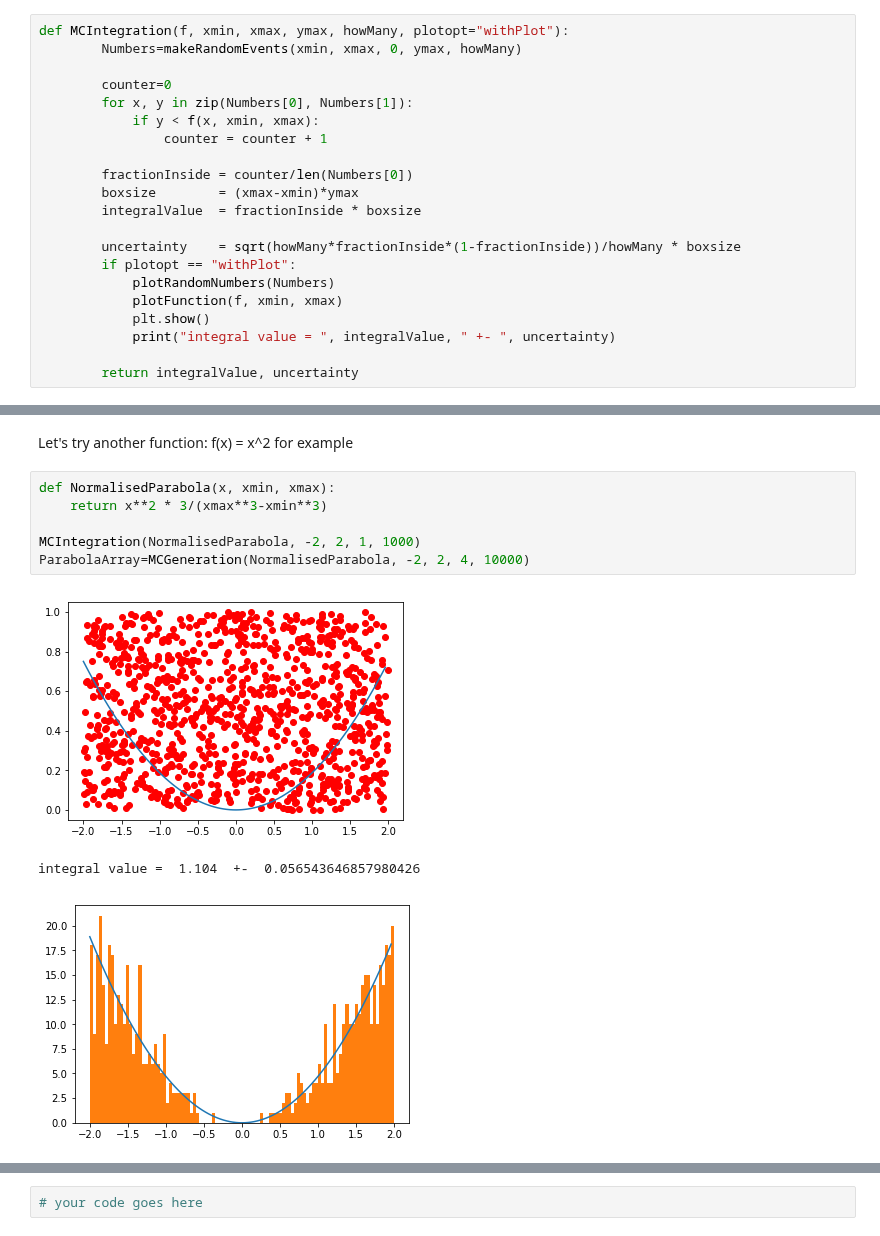
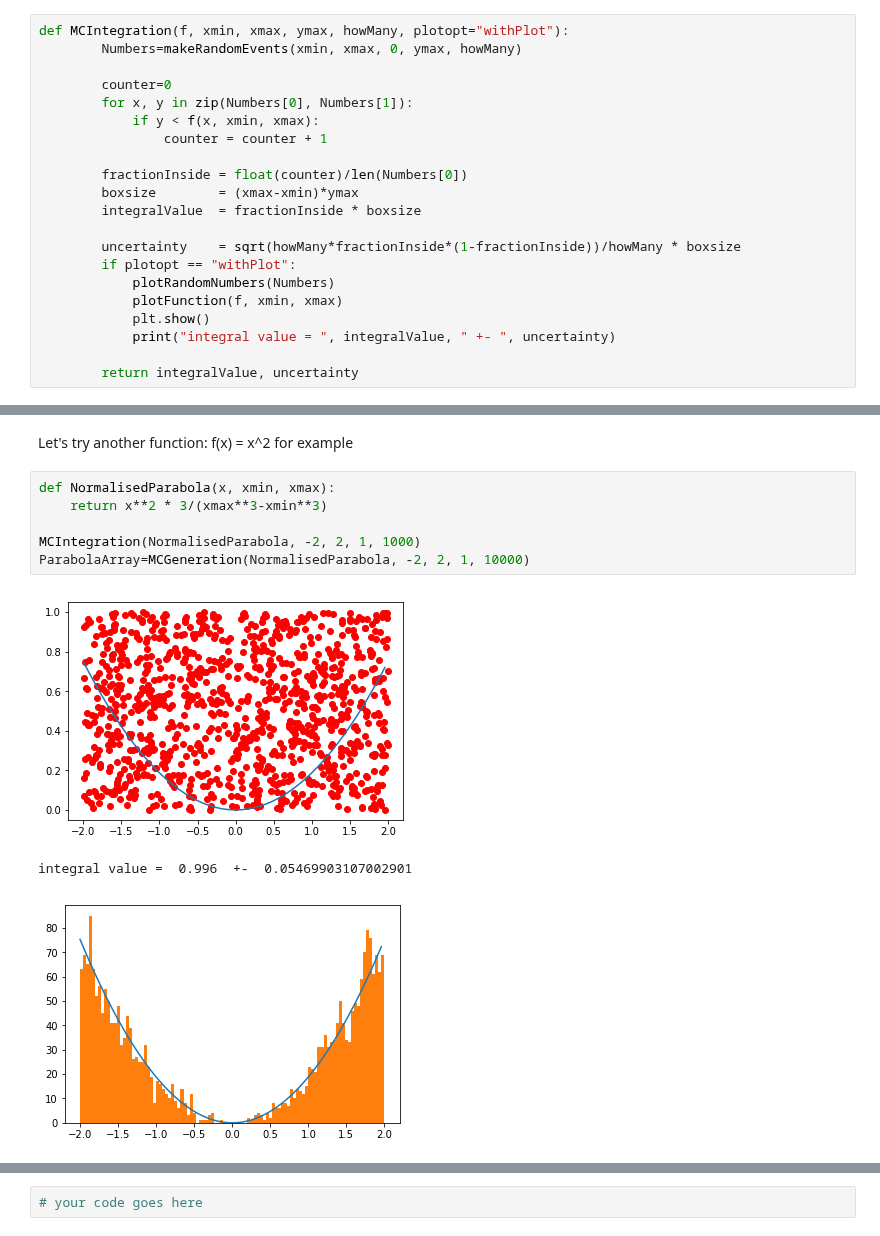
Before and after one commit to JonasRademacker/JupyterNotebooksForTeachingMath, a Jupyter notebook: MonteCarloSolved.ipynb, the cells around one changed output, grey strips where cells are left out. Drawn from its saved outputs; the diff is of its cells as text.

```diff
--- a/MonteCarloSolved.ipynb
+++ b/MonteCarloSolved.ipynb
@@ -88,7 +88,7 @@ def MCIntegration(f, xmin, xmax, ymax, howMany, plotopt="withPlot"):
             if y < f(x, xmin, xmax):
                 counter = counter + 1
 
-        fractionInside = counter/len(Numbers[0])
+        fractionInside = float(counter)/len(Numbers[0])
         boxsize        = (xmax-xmin)*ymax
         integralValue  = fractionInside * boxsize
 
@@ -202,11 +202,11 @@ Let's try another function: f(x) = x^2 for example
 # %%
 def NormalisedParabola(x, xmin, xmax):
     return x**2 * 3/(xmax**3-xmin**3)
 
 MCIntegration(NormalisedParabola, -2, 2, 1, 1000)
-ParabolaArray=MCGeneration(NormalisedParabola, -2, 2, 4, 10000)
+ParabolaArray=MCGeneration(NormalisedParabola, -2, 2, 1, 10000)
 # %% [output]
-[figure, old version]
+[figure, new version]
-integral value =  1.104  +-  0.056543646857980426
+integral value =  0.996  +-  0.05469903107002901
-[figure, old version]
+[figure, new version]
 # %% [markdown]
```
Also changed, not shown: parts of 7 cells of this notebook.
